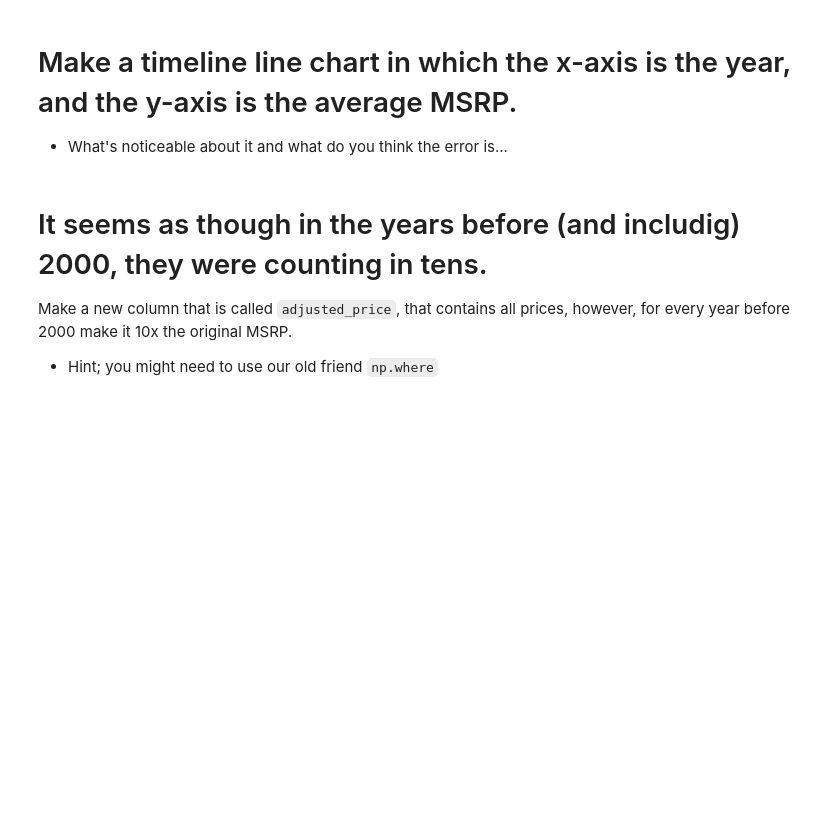
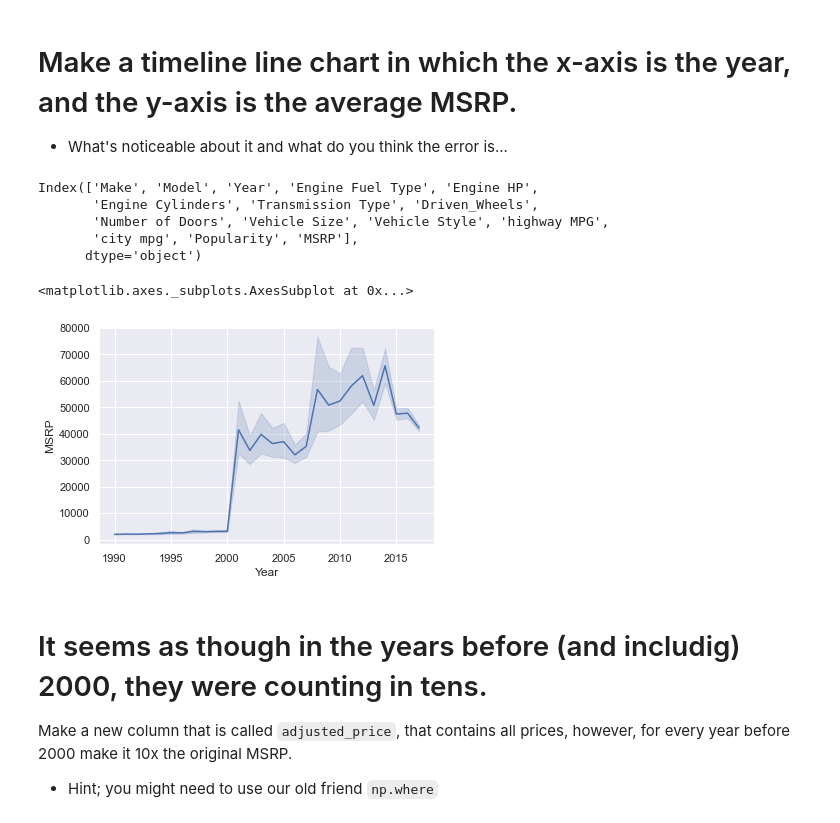
Before and after one commit to aleksgeorgi/2022-fall-data-science, a Jupyter notebook: Week-02-EDA/Exercise-EDA.ipynb, the cells around one changed output. Drawn from its saved outputs; the diff is of its cells as text; code cells hidden in the pictures; blank space fills up the shorter version.

```diff
--- a/Week-02-EDA/Exercise-EDA.ipynb
+++ b/Week-02-EDA/Exercise-EDA.ipynb
@@ -74,8 +158,21 @@ _Brand of car is the `Make` of the car._
 # %% [markdown]
 # Make a timeline line chart in which the x-axis is the year, and the y-axis is the average MSRP.
 * What's noticeable about it and what do you think the error is...
+# %%
+df.columns
+# %% [output]
+Index(['Make', 'Model', 'Year', 'Engine Fuel Type', 'Engine HP',
+       'Engine Cylinders', 'Transmission Type', 'Driven_Wheels',
+       'Number of Doors', 'Vehicle Size', 'Vehicle Style', 'highway MPG',
+       'city mpg', 'Popularity', 'MSRP'],
+      dtype='object')
 # %%
 # Make a timeline line chart in which the x-axis is the year, and the y-axis is the average MSRP.
+
+sns.lineplot(data = df, x = 'Year', y = 'MSRP')
+# %% [output]
+<matplotlib.axes._subplots.AxesSubplot at 0x...>
+[figure, added]
 # %% [markdown]
 # It seems as though in the years before (and includig) 2000, they were counting in tens.
 Make a new column that is called `adjusted_price`, that contains all prices, however, for every year before 2000 make it 10x the original MSRP.
```
Also changed, not shown: parts of 40 cells of this notebook.
